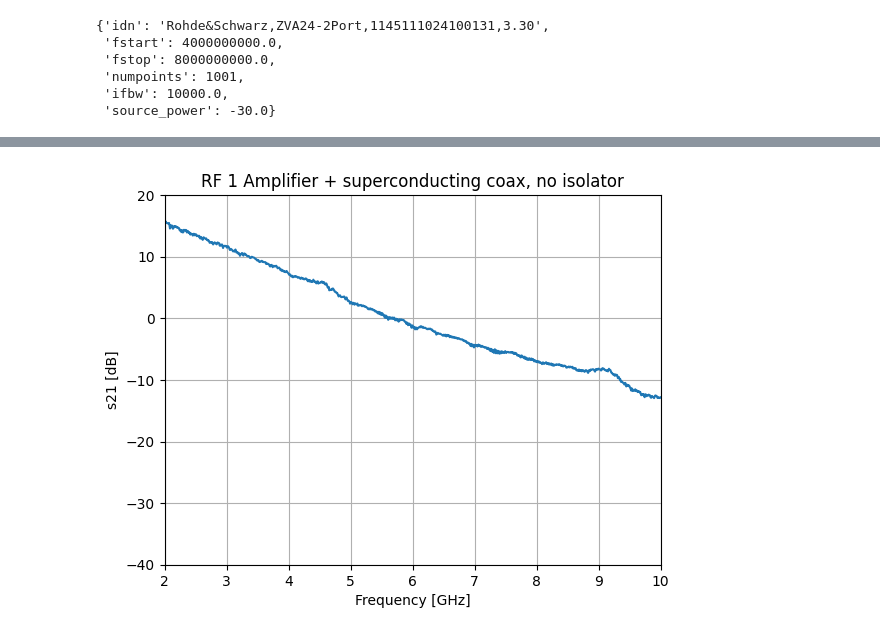
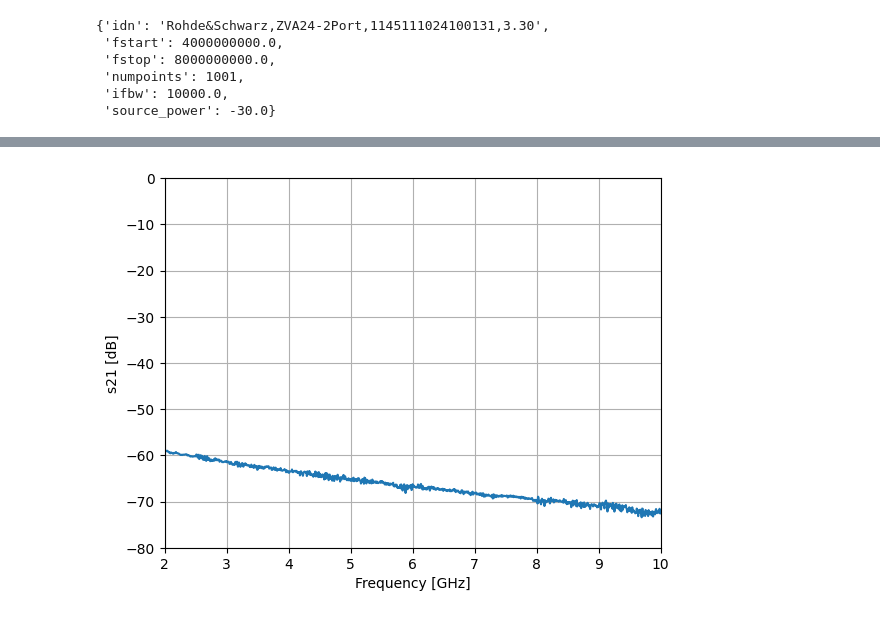
Before and after one commit to lafefspietz/qna-data-summer-2026, a Jupyter notebook: data/room-temperature-tests/vna-trace.ipynb, the cells around one changed output, grey strips where cells are left out. Drawn from its saved outputs; the diff is of its cells as text; code cells hidden in the pictures.

Commit message:
plots of input lines

```diff
--- a/data/room-temperature-tests/vna-trace.ipynb
+++ b/data/room-temperature-tests/vna-trace.ipynb
@@ -99,14 +98,0 @@ with open('vna-settings.json', 'w') as json_file:
-# %%
-plt.plot(fghz, trace)
-plt.xlim(fghz[0], fghz[-1])
-plt.ylim(-40, 20)
-plt.grid()
-plt.xlabel('Frequency [GHz]')
-plt.ylabel('s21 [dB]')
-plt.title('RF 1 Amplifier + isolator + superconducting coax')
-plt.savefig('vna-trace-rfout1-amp-isolator.png', dpi=300, bbox_inches='tight')
-
-plt.show()
-trace_network.write('vna-trace-rfout1-amp-isolator.s1p')
-with open('vna-settings-rfout1-amp-isolator.json', 'w') as json_file:
-    json.dump(vna_json, json_file, indent=4)
@@ -115,11 +99,53 @@ with open('vna-settings-rfout1-amp-isolator.json', 'w') as json_file:
-# %%
-plt.plot(fghz, trace)
-plt.xlim(fghz[0], fghz[-1])
-plt.ylim(-40, 20)
-plt.grid()
-plt.xlabel('Frequency [GHz]')
-plt.ylabel('s21 [dB]')
-plt.title('RF 1 Amplifier + superconducting coax, no isolator')
-plt.savefig('vna-trace-rfout1-amp-no-isolator.png', dpi=300, bbox_inches='tight')
-# %% [output]
-[figure, removed]
+# %%
+vna_json = {}
+vna_json['idn'] = vna.query('*IDN?')
+vna_json['fstart']    = float(vna.query(':SENS1:FREQ:START?'))
+vna_json['fstop']     = float(vna.query(':SENS1:FREQ:STOP?'))
+vna_json['numpoints'] = int(vna.query(':SENS1:SWEep:POINts?'))
+vna_json['ifbw']      = float(vna.query(':SENS1:BAND?'))
+vna_json['source_power'] = float(vna.query(':SOUR1:POW?'))
+
+frequencies = np.linspace(vna_json['fstart'],vna_json['fstop'],vna_json['numpoints'])
+fghz = frequencies/1e9
+
+vna.visa_timeout = 60000
+
+vna.bin_float_numbers_format = BinFloatFormat.Single_4bytes
+vna.write("FORM REAL,32")
+vna.write_str(":CALC1:PAR:SEL 'Trc1'")
+vna.write("INITiate:CONTinuous OFF")
+vna.write("INITiate:IMMediate")
+opc_done = vna.query("*OPC?").strip()
+
+if opc_done != "1":
+    print(f"Error: OPC returned unexpected value '{opc_done}'; ending execution.")
+    exit()
+
+raw_floats = vna.query_bin_or_ascii_float_list(":CALC1:DATA? SDAT")
+
+vna.write("INITiate:CONTinuous ON")
+vna.go_to_local()
+
+real_parts = np.array(raw_floats[0::2])
+imag_parts = np.array(raw_floats[1::2])
+complex_trace = real_parts + 1j * imag_parts
+
+s_matrix = np.zeros((len(frequencies), 1, 1), dtype=complex)
+s_matrix[:, 0, 0] = complex_trace
+trace_network = rf.Network(frequency=frequencies, s=s_matrix, name='data trace')
+trace = trace_network.s_db[:,0,0]
+
+plt.plot(fghz, trace)
+plt.xlim(fghz[0], fghz[-1])
+plt.ylim(-80, 0)
+plt.grid()
+plt.xlabel('Frequency [GHz]')
+plt.ylabel('s21 [dB]')
+plt.savefig('vna-trace.png', dpi=300, bbox_inches='tight')
+
+plt.show()
+trace_network.write('vna-trace.s1p')
+with open('vna-settings.json', 'w') as json_file:
+    json.dump(vna_json, json_file, indent=4)
+# %% [output]
+[figure, added]
```
Also changed, not shown: parts of 3 cells of this notebook, 13 other files.
